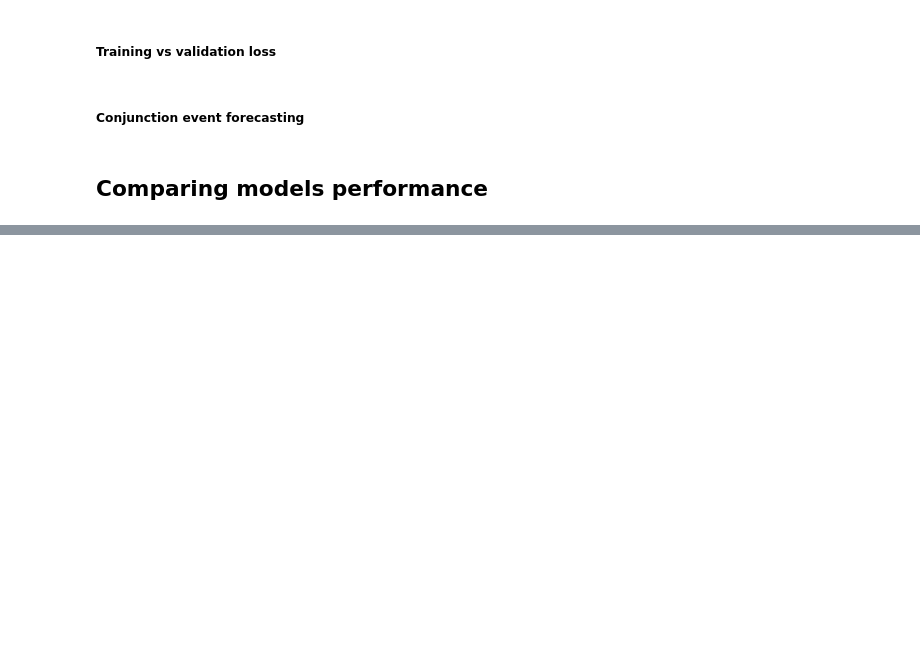
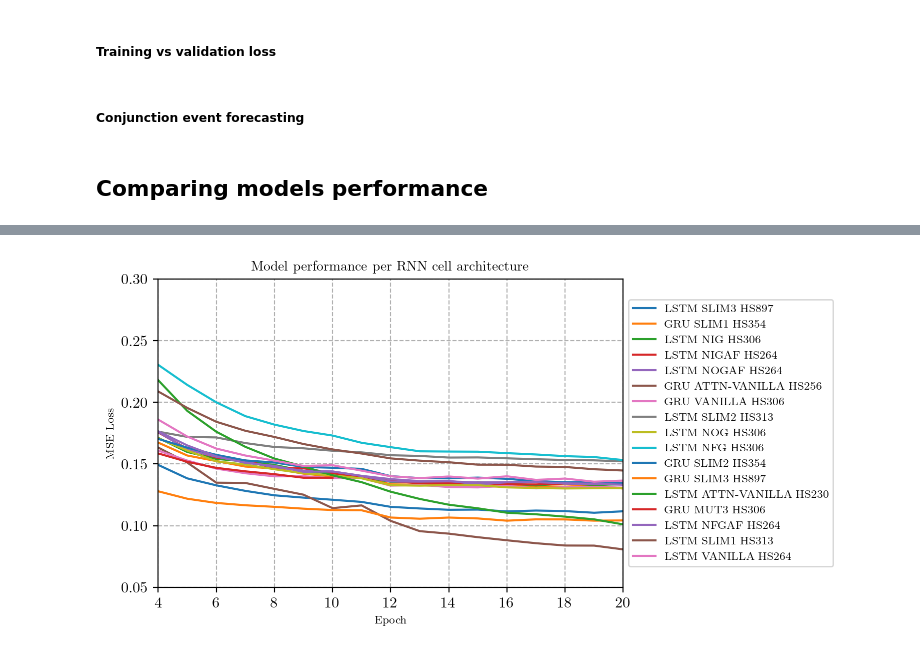
Before and after one commit to JJavierRosales/scapy, a Jupyter notebook: notebooks/rnn_time_series_forecasting.ipynb, the cells around one changed output, grey strips where cells are left out. Saved outputs shown, nothing was run; the diff lists cells and outputs as text; code cells hidden in the pictures; blank space fills up the shorter version.

Commit message:
Update rnn notebook with models perf results

```diff
--- a/notebooks/rnn_time_series_forecasting.ipynb
+++ b/notebooks/rnn_time_series_forecasting.ipynb
@@ -176,7 +184,8 @@ for g, gate in enumerate(['input', 'output', 'forget']):
 # %%
 # Initialize LSTM architecture using NXG cell architecture (one of the
 # information gates within the cell is cancelled out.
-for gate in ['input', 'output', 'forget', 'cell']:
+hidden_size = 264   # Hidden size
+for gate in ['input', 'output', 'forget']:
     networks.update({f'lstm_n{gate[0]}gaf':
                      nn.ModuleDict({'lstm': layers.LSTM(input_size = input_size,
                                             hidden_size = hidden_size,
@@ -258,11 +316,19 @@ networks.update({'gru_vanilla':
 ### 3.2.- Model instanciation
 # %%
 # Print number of parameters per model
-print('{:^12} | {:<}\n{}'.format('Parameters', 'Network', '-'*27))
+print('{:^12} | {:^11} | {:^8} | {:<}\n{}'.format('Parameters',
+                                                   'Hidden size',
+                                                   'Layers',
+                                                   'Network', '-'*45))
 for name, network in networks.items():
 
     # Get number of parameters in the model.
     num_params = sum(p.numel() for p in network.parameters())
+    for layer_name, layer in network.items():
+        if any(arch in layer_name for arch in ['lstm', 'gru']):
+            hs = layer.hidden_size
+            nl = layer.num_layers
+            break
 
-    print('{:^12,} | {:<}'.format(num_params, name.upper()))
+    print('{:^12,} | {:^11} | {:^8} | {:<}'.format(num_params, hs, nl, name.upper()))
 # %% [output]
@@ -288,7 +357,7 @@ import torch
 reload(xnn)
 
 # Print model.
-network_name = 'gru_vanilla'
+network_name = 'gru_slim3'
 network = networks[network_name]
 
 # print(f'\n{network}\n')
@@ -302,12 +371,12 @@ for name, layer in network.items():
         layer.hidden_size
         filename = f'cef_{network_name}_' + \
                    f'hs{layer.hidden_size}_' + \
-                   f'nl{layer.num_layers}_bs{batch_size}'
+                   f'nl{layer.num_layers}_bs{batch_size}_parameters'
         break
 
 filepath_model = os.path.join(utils.cwd, 'models', filename)
 
-torch.save(network, filepath_model + '_network')
+# torch.save(network, filepath_model + '_network')
 
 print(f'Model filename: {filename}')
 # %% [output]
@@ -407,21 +522,31 @@ display(df.sort_values(by=['LOSS'], ascending=True))
 # %%
-reload(xnn)
+
 import matplotlib.pyplot as plt
 folderpath = os.path.join(utils.cwd, 'models')
 
 # Iterate over all elements in the folder
-fig, ax = plt.subplots(figsize=(6,3))
+fig, ax = plt.subplots(figsize=(6,4))
 for f in os.listdir(folderpath):
 
     # Check if it is a model file.
     if not os.path.isfile(os.path.join(folderpath, f)) or not \
-        (f[:3]=='cef' and f.split('_')[-1]=='network'): continue
+        (f[:3]=='cef' and f.split('_')[-1]=='parameters'): continue
 
     filename = '_'.join(f.split('_')[1:-1])
 
-    network = torch.load(os.path.join(folderpath, f'cef_{filename}_network'))
+    parameters = torch.load(os.path.join(folderpath, f'cef_{filename}_parameters'))
 
-    model = xnn.ConjunctionEventForecaster(layers = network, features = nn_features)
-    model.load(os.path.join(folderpath, f'cef_{filename}_parameters'))
-    model.plot_loss(validation_only = True, log_scale = False, ax = ax,
-                    label = ' '.join(filename.split('_')[:2]).upper())
+    epochs = parameters['learn_results']['epoch']
+    loss = parameters['learn_results']['validation_loss']
+    data = pd.Series(loss, epochs).drop_duplicates(keep='first')
+    ax.plot(data, label = ' '.join(filename.split('_')[:3]).upper())
+
+ax.set_title('Model performance per RNN cell architecture', fontsize=10)
+ax.set_xlabel('Epoch', fontsize=8)
+ax.set_ylabel('MSE Loss', fontsize=8)
+ax.set_xlim(4, max(data.index))
+ax.set_ylim(0.05,0.3)
+ax.legend(fontsize=8, loc='center left', bbox_to_anchor=(1, 0.5))
+ax.grid(True, linestyle='--')
+# %% [output]
+[figure, added]
```
Also changed, not shown: parts of 16 cells of this notebook, 1 other file.
